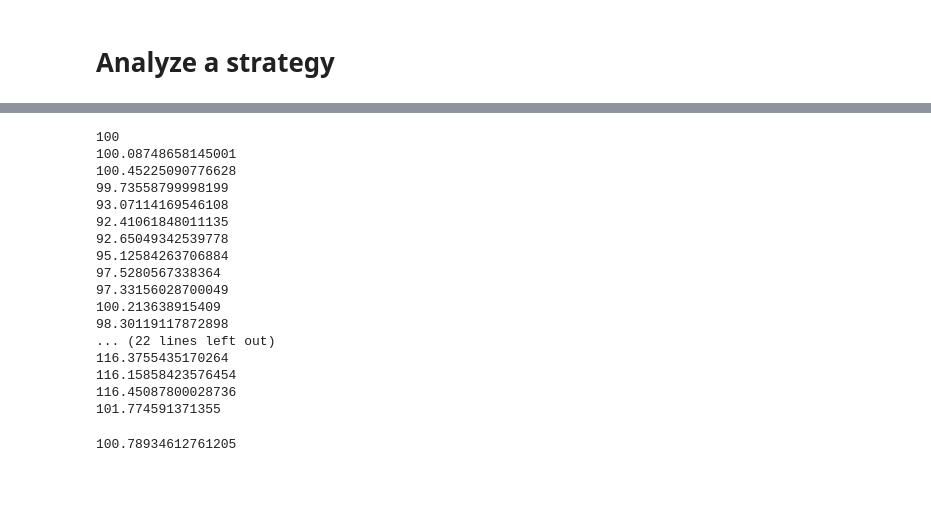
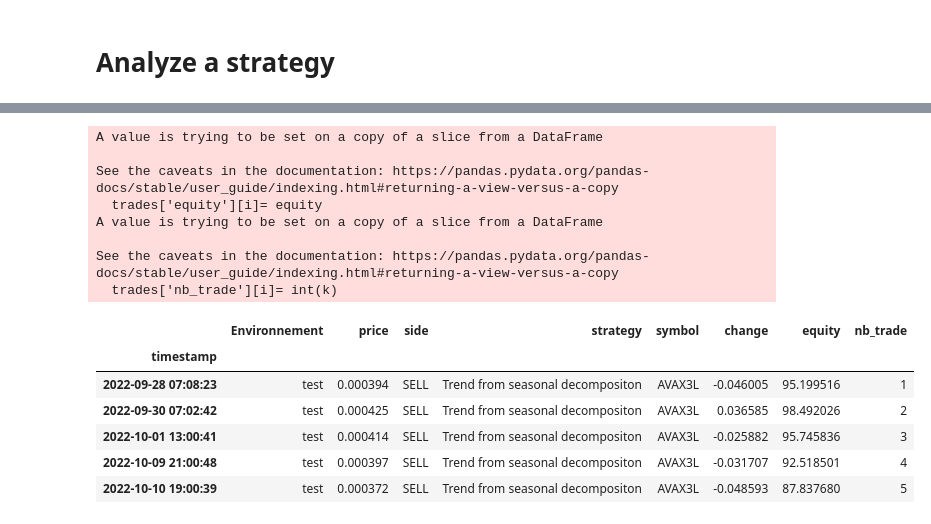
Before and after one commit to webclinic017/Trading-sandbox, a Jupyter notebook: src/01_Results_analysis.ipynb, the cells around one changed output, grey strips where cells are left out. Saved outputs shown, nothing was run; the diff lists cells and outputs as text; code cells hidden in the pictures; blank space fills up the shorter version.

```diff
--- a/src/01_Results_analysis.ipynb
+++ b/src/01_Results_analysis.ipynb
@@ -186,25 +138,26 @@ Winrate : 55 %
 # %%
 equity = 100
+fees=0.001
+k = 0
 for i in range(len(trades)):
-    print(equity)
-    equity = equity*(1+(trades.iloc[i].change/100))
-equity
+    equity = equity*(1+(trades.iloc[i].change-2*fees))
+    trades['equity'][i]= equity
+    k+=1
+    trades['nb_trade'][i]= int(k)
+trades.head()
 # %% [output]
-100
-100.08748658145001
-100.45225090776628
-99.73558799998199
-93.07114169546108
-92.41061848011135
-92.65049342539778
-95.12584263706884
-97.5280567338364
-97.33156028700049
-100.213638915409
-98.30119117872898
-... (22 lines left out)
-116.3755435170264
-116.15858423576454
-116.45087800028736
-101.774591371355
+A value is trying to be set on a copy of a slice from a DataFrame
+
+See the caveats in the documentation: https://pandas.pydata.org/pandas-docs/stable/user_guide/indexing.html#returning-a-view-versus-a-copy
+  trades['equity'][i]= equity
+A value is trying to be set on a copy of a slice from a DataFrame
+
+See the caveats in the documentation: https://pandas.pydata.org/pandas-docs/stable/user_guide/indexing.html#returning-a-view-versus-a-copy
+  trades['nb_trade'][i]= int(k)
-100.78934612761205
+|  | Environnement | price | side | strategy | symbol | change | equity | nb_trade |
+| timestamp |  |  |  |  |  |  |  |  |
+| 2022-09-28 07:08:23 | test | 0.000394 | SELL | Trend from seasonal decompositon | AVAX3L | -0.046005 | 95.199516 | 1 |
+| 2022-09-30 07:02:42 | test | 0.000425 | SELL | Trend from seasonal decompositon | AVAX3L | 0.036585 | 98.492026 | 2 |
+| 2022-10-01 13:00:41 | test | 0.000414 | SELL | Trend from seasonal decompositon | AVAX3L | -0.025882 | 95.745836 | 3 |
+| 2022-10-09 21:00:48 | test | 0.000397 | SELL | Trend from seasonal decompositon | AVAX3L | -0.031707 | 92.518501 | 4 |
+| 2022-10-10 19:00:39 | test | 0.000372 | SELL | Trend from seasonal decompositon | AVAX3L | -0.048593 | 87.837680 | 5 |
```
Also changed, not shown: parts of 15 cells of this notebook, 3 other files.
